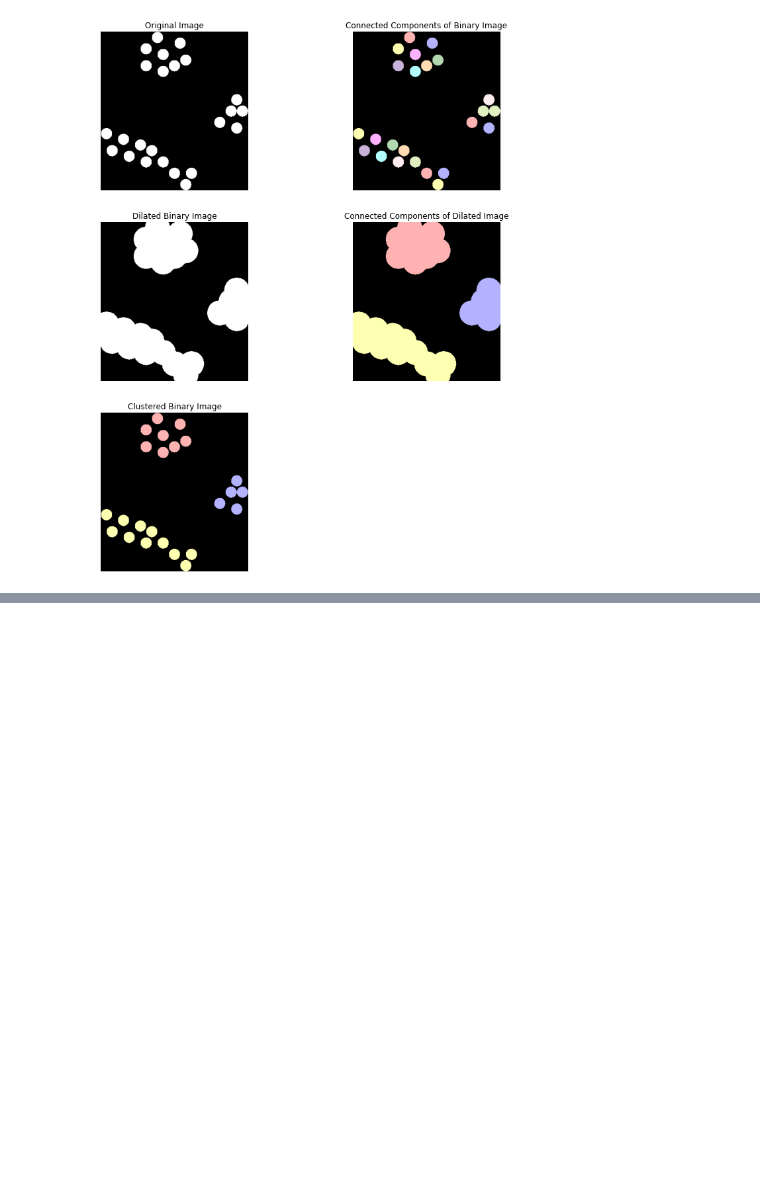
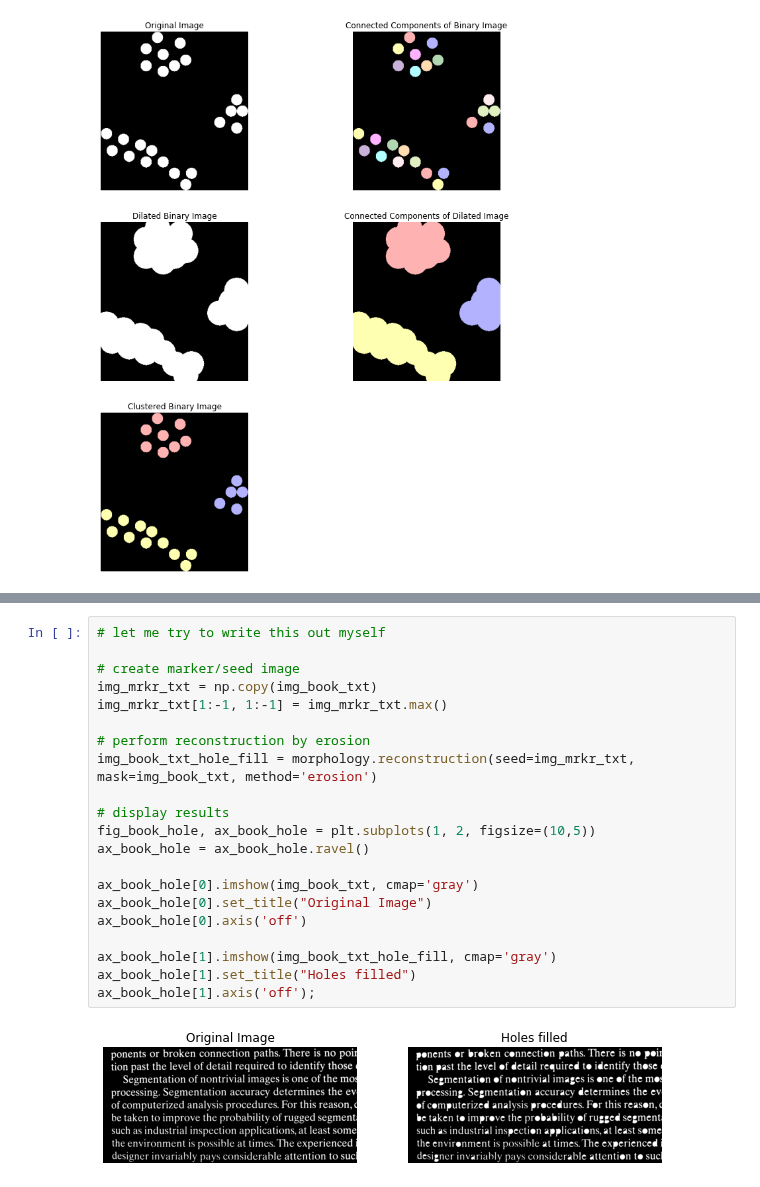
Before and after one commit to ecolon08/Digital-Image-Processing, a Jupyter notebook: Morphological Image Processing/ec_dip_morphological_01.ipynb, the cells around one changed output, grey strips where cells are left out. Drawn from its saved outputs; the diff is of its cells as text; blank space fills up the shorter version.

Commit message:
Add hole filling example

```diff
--- a/Morphological Image Processing/ec_dip_morphological_01.ipynb
+++ b/Morphological Image Processing/ec_dip_morphological_01.ipynb
@@ -301,0 +412,23 @@ There are 23 connected components in the image
+# %%
+# let me try to write this out myself
+
+# create marker/seed image
+img_mrkr_txt = np.copy(img_book_txt)
+img_mrkr_txt[1:-1, 1:-1] = img_mrkr_txt.max()
+
+# perform reconstruction by erosion
+img_book_txt_hole_fill = morphology.reconstruction(seed=img_mrkr_txt, mask=img_book_txt, method='erosion')
+
+# display results
+fig_book_hole, ax_book_hole = plt.subplots(1, 2, figsize=(10,5))
+ax_book_hole = ax_book_hole.ravel()
+
+ax_book_hole[0].imshow(img_book_txt, cmap='gray')
+ax_book_hole[0].set_title("Original Image")
+ax_book_hole[0].axis('off')
+
+ax_book_hole[1].imshow(img_book_txt_hole_fill, cmap='gray')
+ax_book_hole[1].set_title("Holes filled")
+ax_book_hole[1].axis('off');
+# %% [output]
+[figure, added]
```
Also changed, not shown: parts of 3 cells of this notebook.
